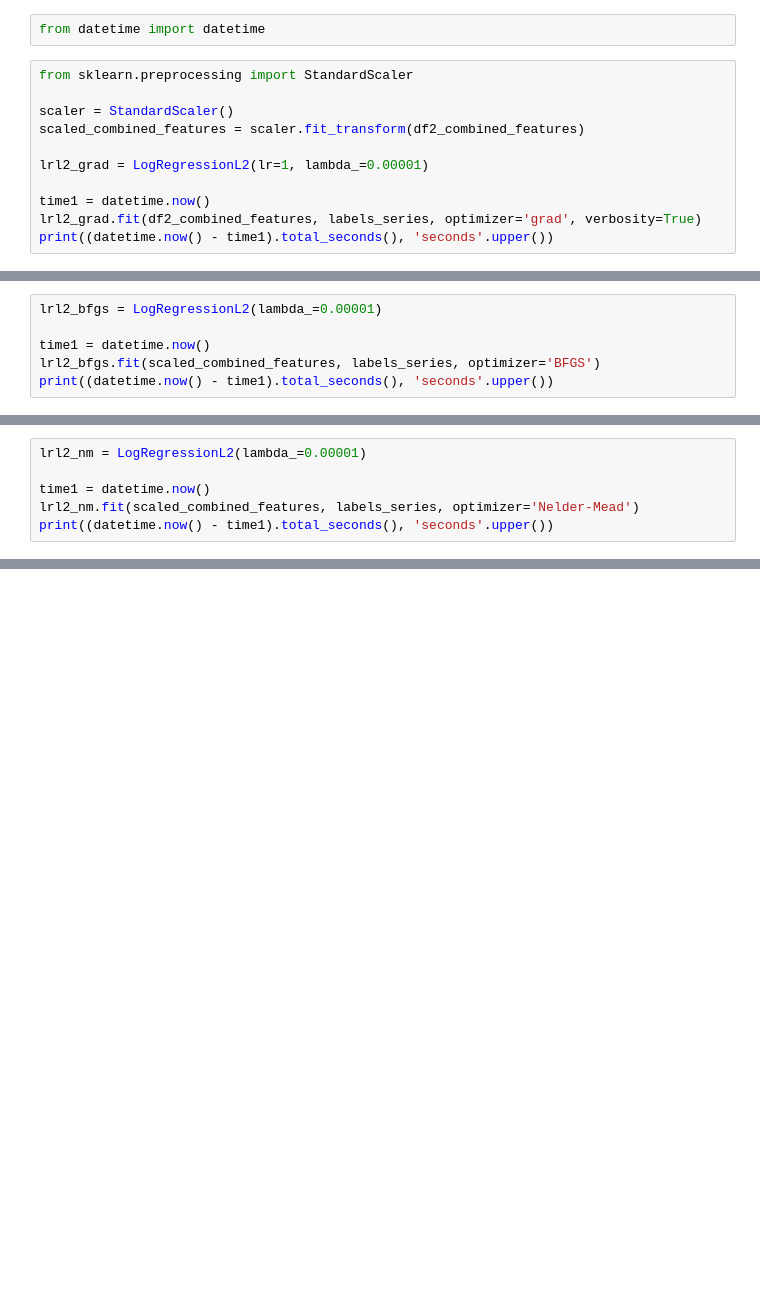
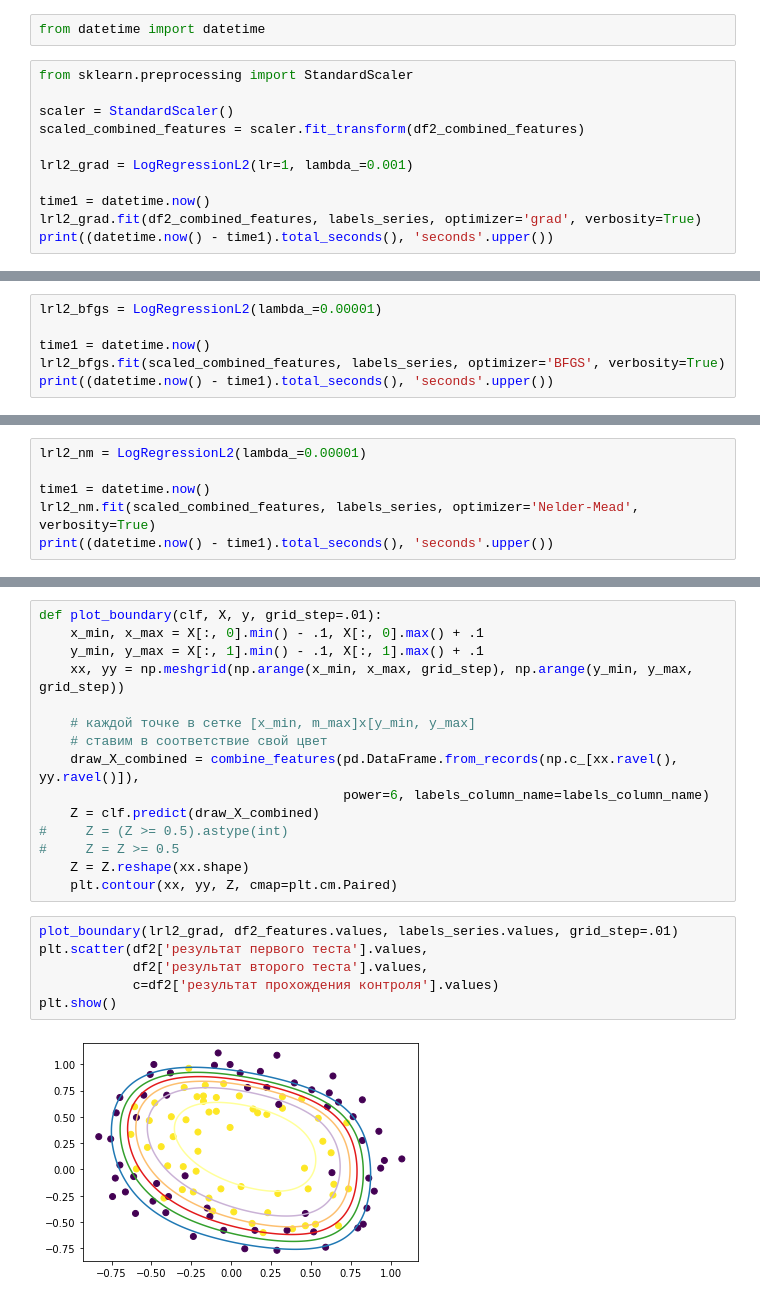
Before and after one commit to ByMyTry/MO_3sem, a Jupyter notebook: laba2/laba2.ipynb, the cells around one changed output, grey strips where cells are left out. Drawn from its saved outputs; the diff is of its cells as text; blank space fills up the shorter version.

```diff
--- a/laba2/laba2.ipynb
+++ b/laba2/laba2.ipynb
@@ -446,7 +448,7 @@ from sklearn.preprocessing import StandardScaler
 scaler = StandardScaler()
 scaled_combined_features = scaler.fit_transform(df2_combined_features)
 
-lrl2_grad = LogRegressionL2(lr=1, lambda_=0.00001)
+lrl2_grad = LogRegressionL2(lr=1, lambda_=0.001)
 
 time1 = datetime.now()
 lrl2_grad.fit(df2_combined_features, labels_series, optimizer='grad', verbosity=True)
@@ -474,7 +475,7 @@ KeyboardInterrupt:
 lrl2_bfgs = LogRegressionL2(lambda_=0.00001)
 
 time1 = datetime.now()
-lrl2_bfgs.fit(scaled_combined_features, labels_series, optimizer='BFGS')
+lrl2_bfgs.fit(scaled_combined_features, labels_series, optimizer='BFGS', verbosity=True)
 print((datetime.now() - time1).total_seconds(), 'seconds'.upper())
 # %% [output]
 0.6931471805599454
@@ -484,7 +485,7 @@ print((datetime.now() - time1).total_seconds(), 'seconds'.upper())
 lrl2_nm = LogRegressionL2(lambda_=0.00001)
 
 time1 = datetime.now()
-lrl2_nm.fit(scaled_combined_features, labels_series, optimizer='Nelder-Mead')
+lrl2_nm.fit(scaled_combined_features, labels_series, optimizer='Nelder-Mead', verbosity=True)
 print((datetime.now() - time1).total_seconds(), 'seconds'.upper())
 # %% [output]
 0.6931471805599454
@@ -492,0 +496,23 @@ print((datetime.now() - time1).total_seconds(), 'seconds'.upper())
+# %%
+def plot_boundary(clf, X, y, grid_step=.01):
+    x_min, x_max = X[:, 0].min() - .1, X[:, 0].max() + .1
+    y_min, y_max = X[:, 1].min() - .1, X[:, 1].max() + .1
+    xx, yy = np.meshgrid(np.arange(x_min, x_max, grid_step), np.arange(y_min, y_max, grid_step))
+
+    # каждой точке в сетке [x_min, m_max]x[y_min, y_max]
+    # ставим в соответствие свой цвет
+    draw_X_combined = combine_features(pd.DataFrame.from_records(np.c_[xx.ravel(), yy.ravel()]),
+                                       power=6, labels_column_name=labels_column_name)
+    Z = clf.predict(draw_X_combined)
+#     Z = (Z >= 0.5).astype(int)
+#     Z = Z >= 0.5
+    Z = Z.reshape(xx.shape)
+    plt.contour(xx, yy, Z, cmap=plt.cm.Paired)
+# %%
+plot_boundary(lrl2_grad, df2_features.values, labels_series.values, grid_step=.01)
+plt.scatter(df2['результат первого теста'].values,
+            df2['результат второго теста'].values,
+            c=df2['результат прохождения контроля'].values)
+plt.show()
+# %% [output]
+[figure, added]
```
Also changed, not shown: parts of 22 cells of this notebook.
